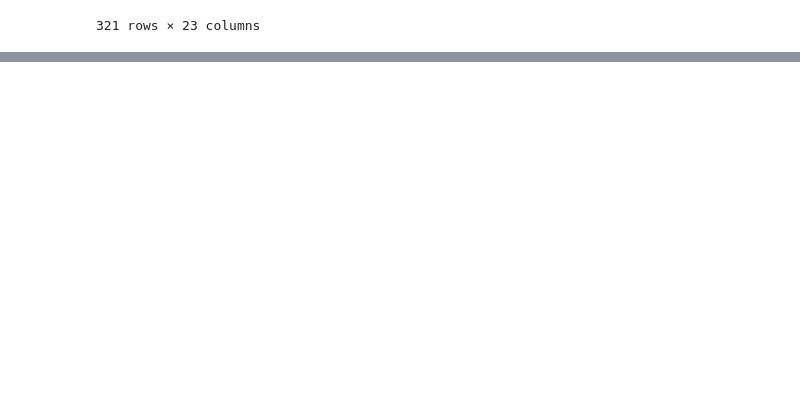
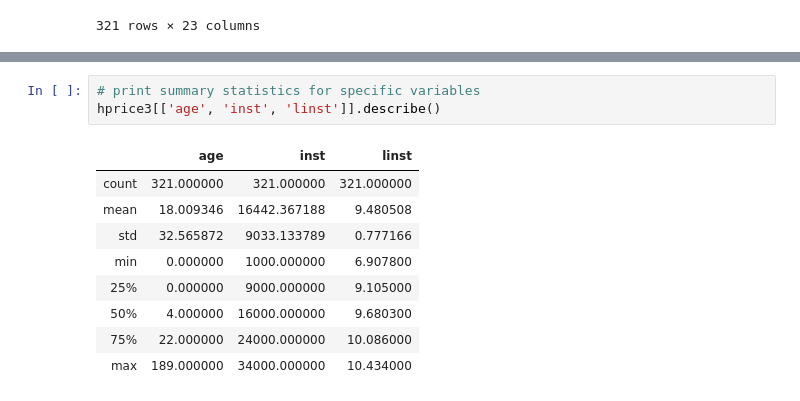
Before and after one commit to beliciataylor/self-study, a Jupyter notebook: 2_data_preprocessing.ipynb, the cells around one changed output, grey strips where cells are left out. Drawn from its saved outputs; the diff is of its cells as text; blank space fills up the shorter version.

```diff
--- a/2_data_preprocessing.ipynb
+++ b/2_data_preprocessing.ipynb
@@ -136,0 +172,13 @@ X
+# %%
+# print summary statistics for specific variables
+hprice3[['age', 'inst', 'linst']].describe()
+# %% [output]
+|  | age | inst | linst |
+| count | 321.000000 | 321.000000 | 321.000000 |
+| mean | 18.009346 | 16442.367188 | 9.480508 |
+| std | 32.565872 | 9033.133789 | 0.777166 |
+| min | 0.000000 | 1000.000000 | 6.907800 |
+| 25% | 0.000000 | 9000.000000 | 9.105000 |
+| 50% | 4.000000 | 16000.000000 | 9.680300 |
+| 75% | 22.000000 | 24000.000000 | 10.086000 |
+| max | 189.000000 | 34000.000000 | 10.434000 |
```
Also changed, not shown: parts of 9 cells of this notebook.
